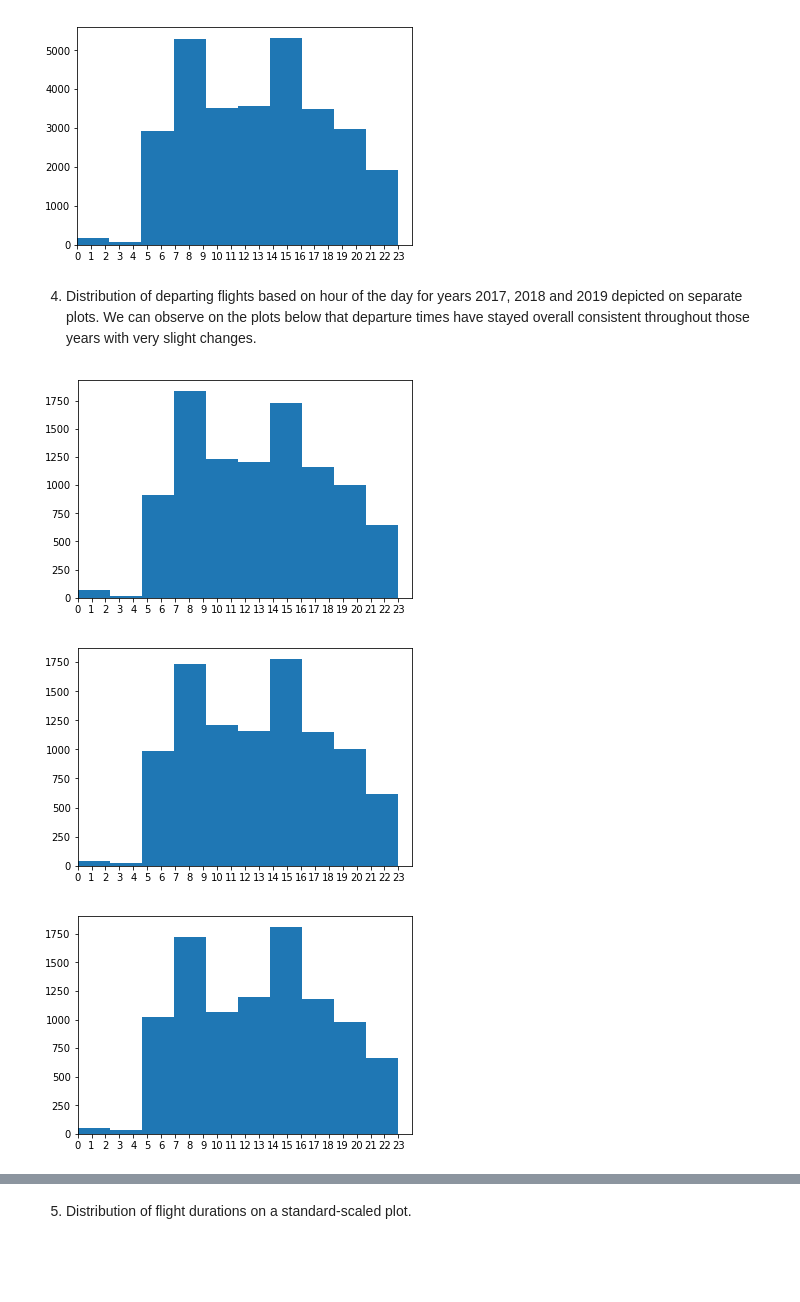
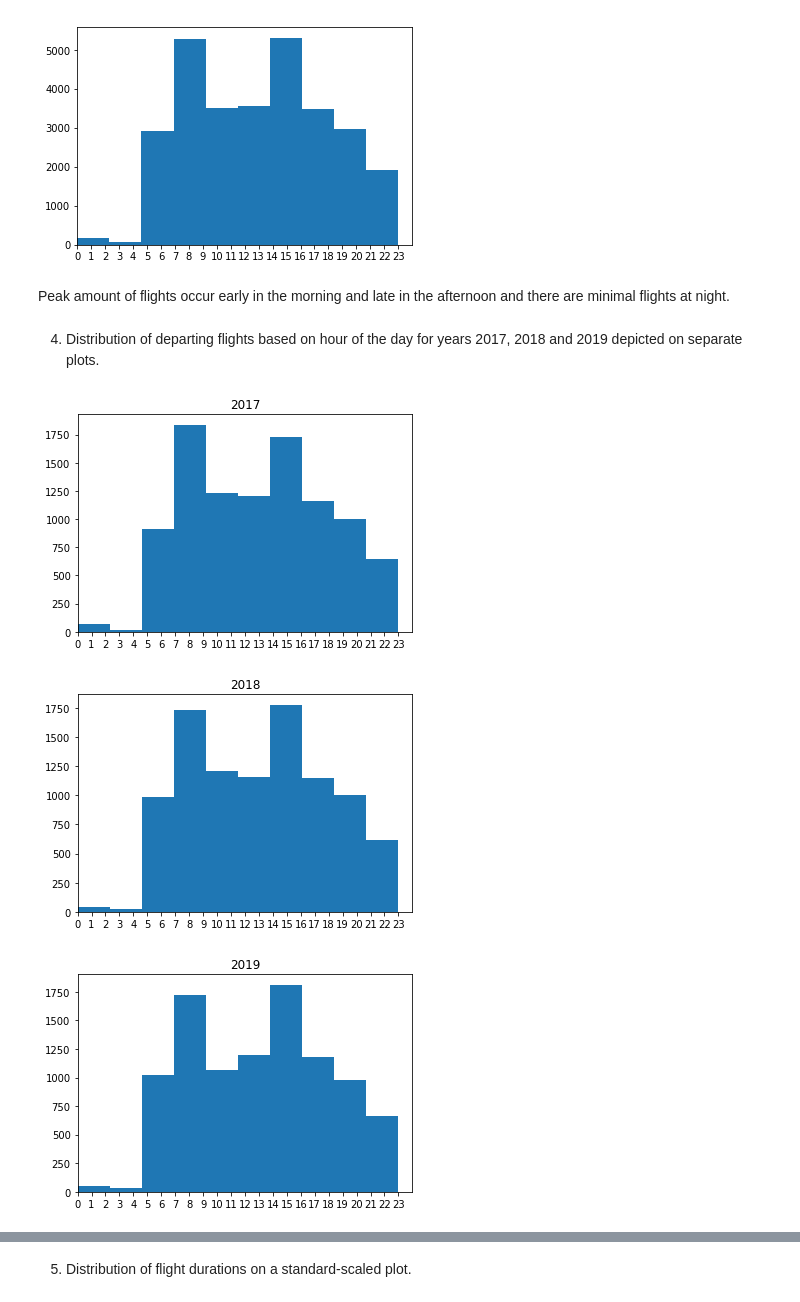
Before and after one commit to natalyabakhshetyan/flights_data_analysis, a Jupyter notebook: exploration_template.ipynb, the cells around one changed output, grey strips where cells are left out. Cells and saved outputs as stored; diff of their text form; code cells hidden in the pictures; blank space fills up the shorter version.

```diff
--- a/exploration_template.ipynb
+++ b/exploration_template.ipynb
@@ -230,16 +204,21 @@ def chart(occurance_list):
 chart(combined_df['DEP_TIME'])
 # %% [output]
 [figure]
+# %% [markdown]
+Peak amount of flights occur early in the morning and late in the afternoon and there are minimal flights at night.
 # %% [markdown]
-4. Distribution of departing flights based on hour of the day for years 2017, 2018 and 2019 depicted on separate plots. We can observe on the plots below that departure times have stayed overall consistent throughout those years with very slight changes.
+4. Distribution of departing flights based on hour of the day for years 2017, 2018 and 2019 depicted on separate plots.
 # %%
 flights_2017 = combined_df[combined_df['YEAR'] == 2017]
 flights_2018 = combined_df[combined_df['YEAR'] == 2018]
 flights_2019 = combined_df[combined_df['YEAR'] == 2019]
+plt.title('2017')
 chart(flights_2017['DEP_TIME'])
+plt.title('2018')
 chart(flights_2018['DEP_TIME'])
+plt.title('2019')
 chart(flights_2019['DEP_TIME'])
 # %% [output]
-[figure, old version]
+[figure, new version]
-[figure, old version]
+[figure, new version]
-[figure, old version]
+[figure, new version]
```
Also changed, not shown: parts of 33 cells of this notebook.
